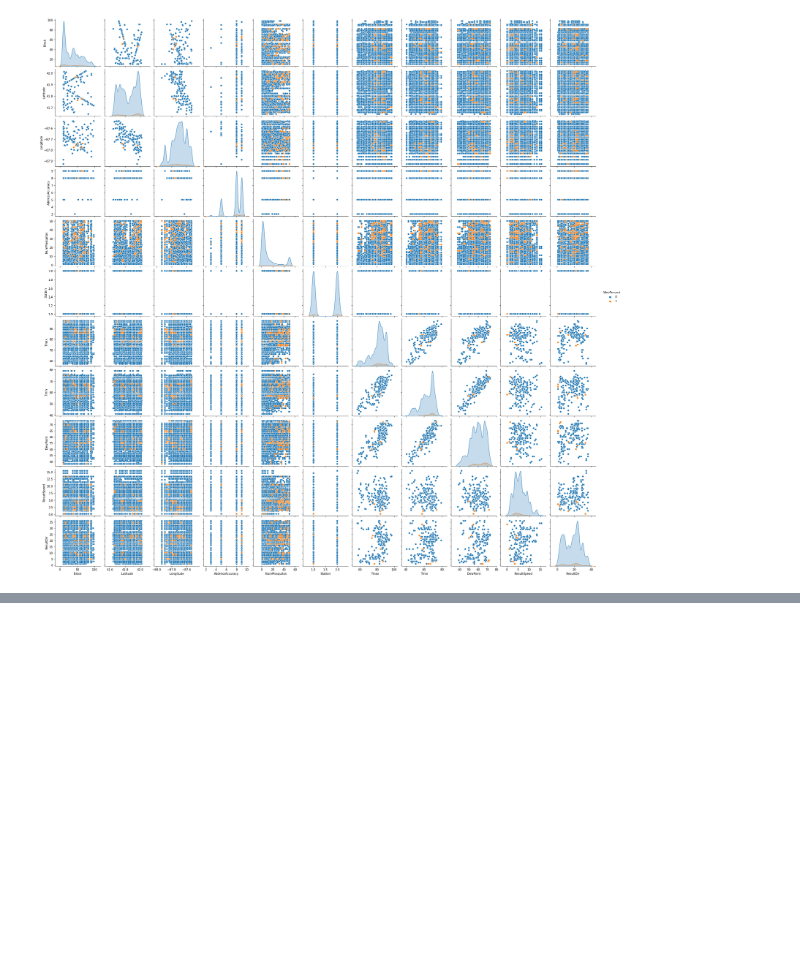
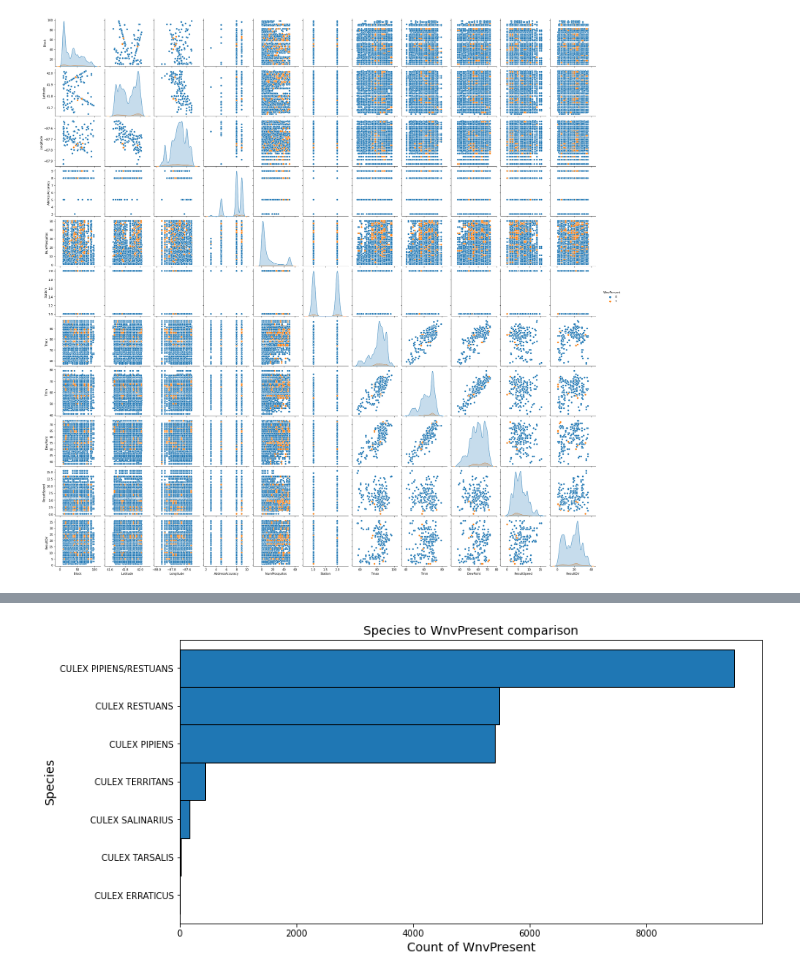
Before and after one commit to harish3110/west-nile-virus-prediction, a Jupyter notebook: nbs/Dataset Preparation and EDA.ipynb, the cells around one changed output, grey strips where cells are left out. Saved outputs shown, nothing was run; the diff lists cells and outputs as text; code cells hidden in the pictures; blank space fills up the shorter version.

```diff
--- a/nbs/Dataset Preparation and EDA.ipynb
+++ b/nbs/Dataset Preparation and EDA.ipynb
@@ -162,5 +178,0 @@ plt.show()
-# %%
-train = add_datepart(train, 'Date')
-test = add_datepart(test, 'Date')
-weather = add_datepart(weather, 'Date')
-spray = add_datepart(spray, 'Date')
@@ -271,0 +211,10 @@ m = rf(train_xs, train_y)
+# %%
+plt.figure(figsize=(12,6))
+species = train.groupby('Species')['WnvPresent'].count().sort_values(ascending=True)
+species.plot(kind="barh", fontsize = 10,width=1,edgecolor='black')
+plt.xlabel('Count of WnvPresent', fontsize = 14)
+plt.ylabel('Species', fontsize = 14)
+plt.title('Species to WnvPresent comparison', fontsize = 14)
+plt.show()
+# %% [output]
+[figure, added]
```
Also changed, not shown: parts of 26 cells of this notebook, 2 other files.
